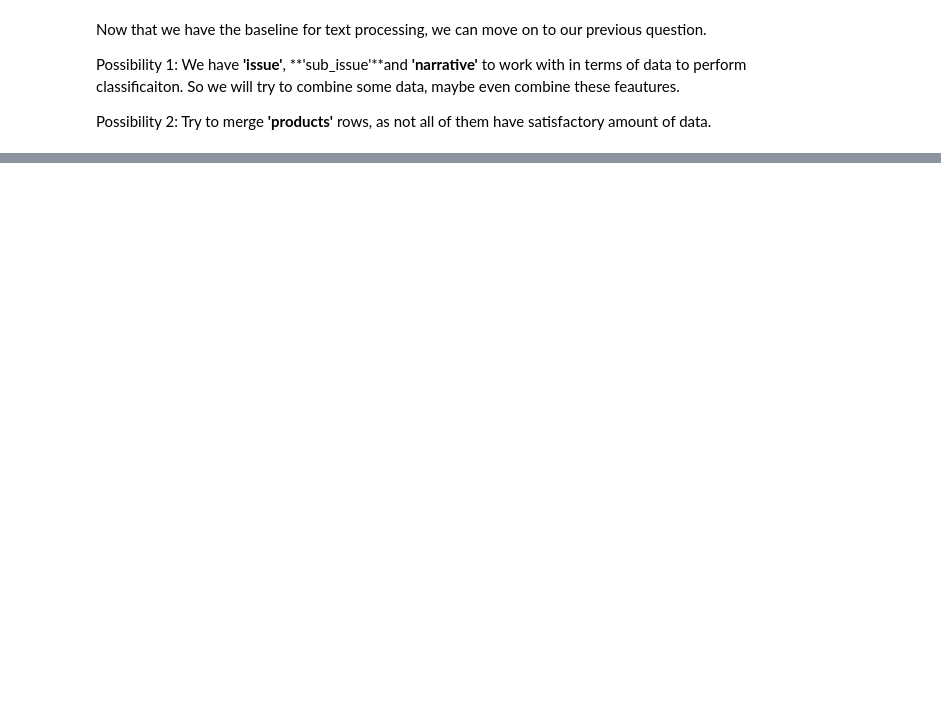
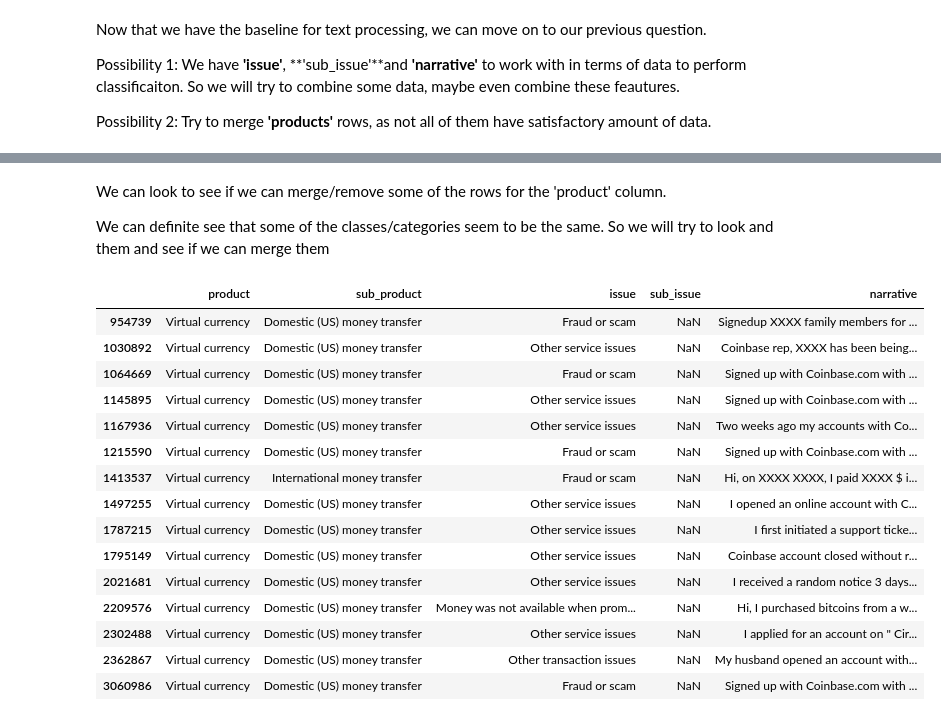
Before and after one commit to tuba-ahmed/complaint-analysis, a Jupyter notebook: code/app/02_Data_Exploration_Anshul_Shandilya.ipynb, the cells around one changed output, grey strips where cells are left out. Cells and saved outputs as stored; diff of their text form; code cells hidden in the pictures; blank space fills up the shorter version.

```diff
--- a/code/app/02_Data_Exploration_Anshul_Shandilya.ipynb
+++ b/code/app/02_Data_Exploration_Anshul_Shandilya.ipynb
@@ -383,0 +415,24 @@ Possibility 2: Try to merge **'products'** rows, as not all of them have satisfa
+# %% [markdown]
+We can look to see if we can merge/remove some of the rows for the 'product' column.
+
+We can definite see that some of the classes/categories seem to be the same. So we will try to look and them and see if we can merge them
+# %%
+# Get the head of the dataframe where product is 'Virtual Currency'
+new_df[new_df['product'] == 'Virtual currency'].head(15)
+# %% [output]
+|  | product | sub_product | issue | sub_issue | narrative |
+| 954739 | Virtual currency | Domestic (US) money transfer | Fraud or scam | NaN | Signedup XXXX family members for ... |
+| 1030892 | Virtual currency | Domestic (US) money transfer | Other service issues | NaN | Coinbase rep, XXXX has been being... |
+| 1064669 | Virtual currency | Domestic (US) money transfer | Fraud or scam | NaN | Signed up with Coinbase.com with ... |
+| 1145895 | Virtual currency | Domestic (US) money transfer | Other service issues | NaN | Signed up with Coinbase.com with ... |
+| 1167936 | Virtual currency | Domestic (US) money transfer | Other service issues | NaN | Two weeks ago my accounts with Co... |
+| 1215590 | Virtual currency | Domestic (US) money transfer | Fraud or scam | NaN | Signed up with Coinbase.com with ... |
+| 1413537 | Virtual currency | International money transfer | Fraud or scam | NaN | Hi, on XXXX XXXX, I paid XXXX $ i... |
+| 1497255 | Virtual currency | Domestic (US) money transfer | Other service issues | NaN | I opened an online account with C... |
+| 1787215 | Virtual currency | Domestic (US) money transfer | Other service issues | NaN | I first initiated a support ticke... |
+| 1795149 | Virtual currency | Domestic (US) money transfer | Other service issues | NaN | Coinbase account closed without r... |
+| 2021681 | Virtual currency | Domestic (US) money transfer | Other service issues | NaN | I received a random notice 3 days... |
+| 2209576 | Virtual currency | Domestic (US) money transfer | Money was not available when prom... | NaN | Hi, I purchased bitcoins from a w... |
+| 2302488 | Virtual currency | Domestic (US) money transfer | Other service issues | NaN | I applied for an account on " Cir... |
+| 2362867 | Virtual currency | Domestic (US) money transfer | Other transaction issues | NaN | My husband opened an account with... |
+| 3060986 | Virtual currency | Domestic (US) money transfer | Fraud or scam | NaN | Signed up with Coinbase.com with ... |
```
Also changed, not shown: parts of 13 cells of this notebook.
